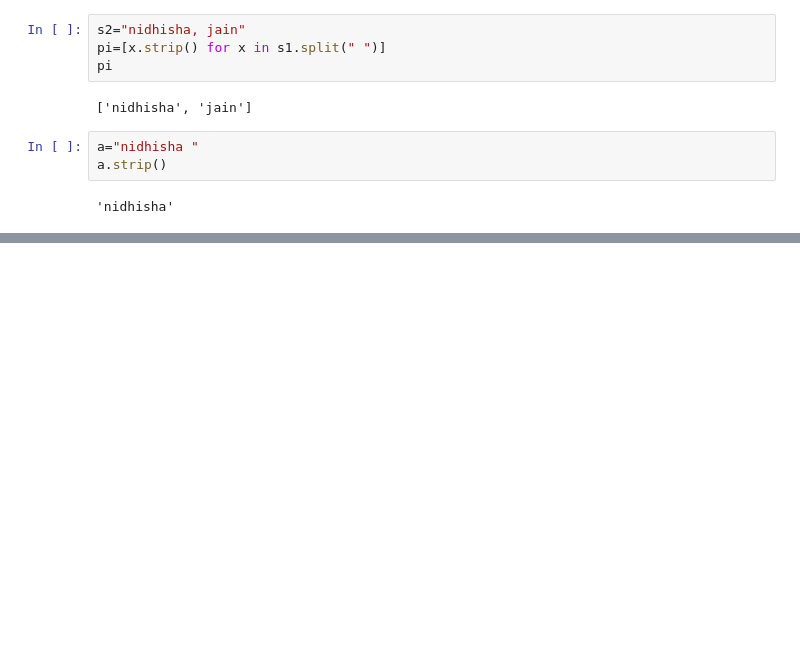
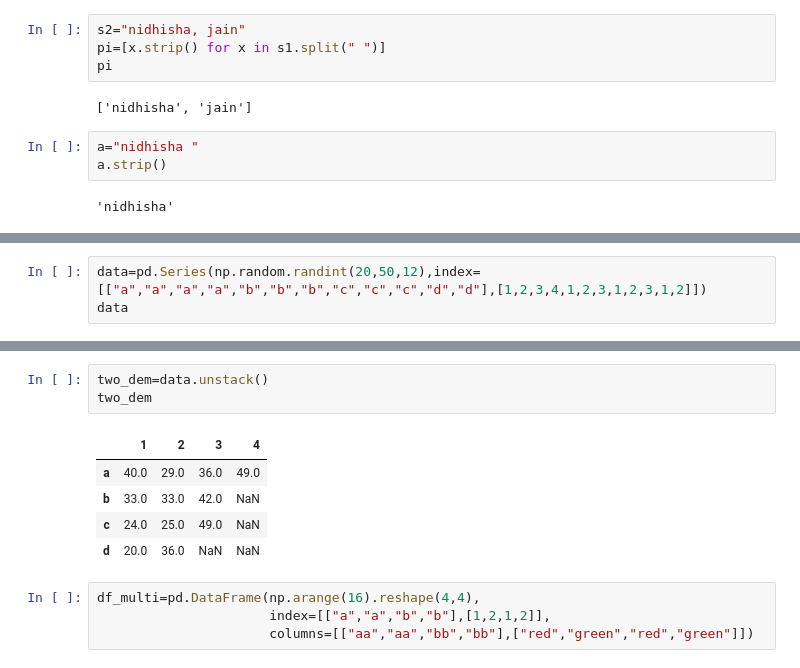
Before and after one commit to Nidhisha08/PYTHON, a Jupyter notebook: pandas.ipynb, the cells around one changed output, grey strips where cells are left out. Cells and saved outputs as stored; diff of their text form; blank space fills up the shorter version.

```diff
--- a/pandas.ipynb
+++ b/pandas.ipynb
@@ -1651,0 +1654,3 @@ a.strip()
+# %%
+data=pd.Series(np.random.randint(20,50,12),index=[["a","a","a","a","b","b","b","c","c","c","d","d"],[1,2,3,4,1,2,3,1,2,3,1,2]])
+data
@@ -1651,0 +1693,13 @@ a.strip()
+# %%
+two_dem=data.unstack()
+two_dem
+# %% [output]
+|  | 1 | 2 | 3 | 4 |
+| a | 40.0 | 29.0 | 36.0 | 49.0 |
+| b | 33.0 | 33.0 | 42.0 | NaN |
+| c | 24.0 | 25.0 | 49.0 | NaN |
+| d | 20.0 | 36.0 | NaN | NaN |
+# %%
+df_multi=pd.DataFrame(np.arange(16).reshape(4,4),
+                      index=[["a","a","b","b"],[1,2,1,2]],
+                      columns=[["aa","aa","bb","bb"],["red","green","red","green"]])
```
Also changed, not shown: parts of 6 cells of this notebook.
